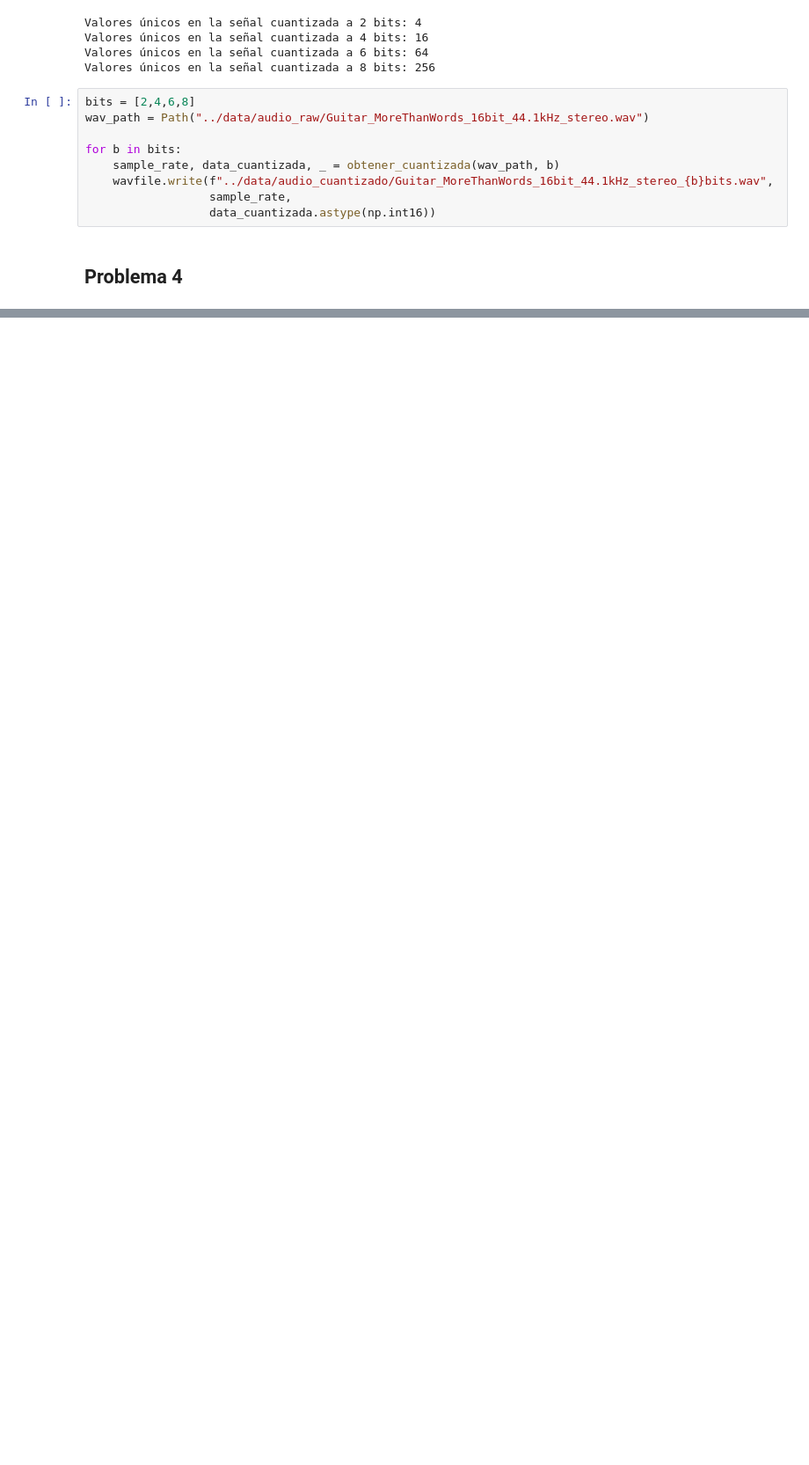
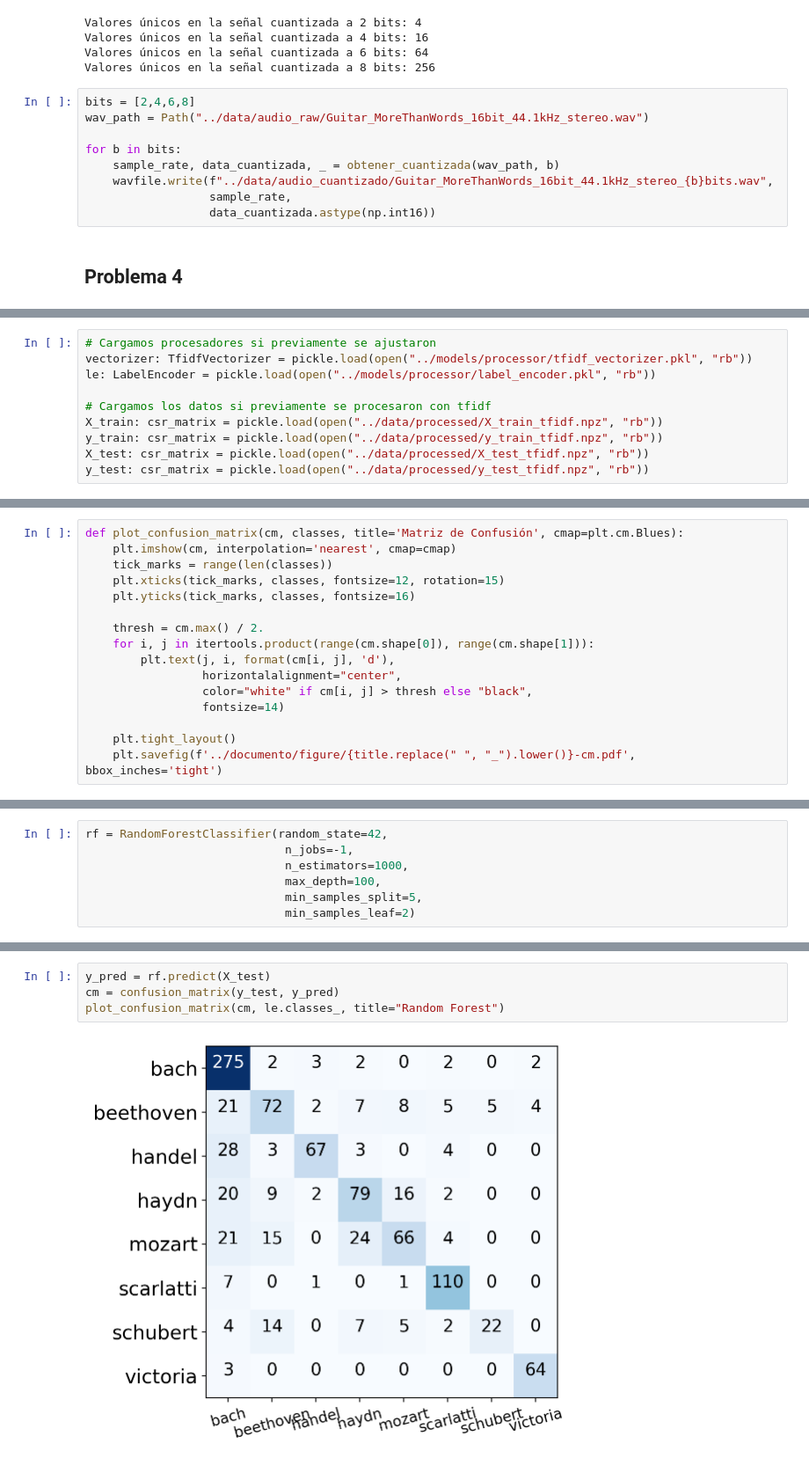
Before and after one commit to Gustavo-HA/MCE_Tercer-Semestre, a Jupyter notebook: Multimodal/T2/codigo/Tarea002_Gustavo_Hernandez.ipynb, the cells around one changed output, grey strips where cells are left out. Shown: that part at 88% size. Drawn from its saved outputs; the diff is of its cells as text; blank space fills up the shorter version.

```diff
--- a/Multimodal/T2/codigo/Tarea002_Gustavo_Hernandez.ipynb
+++ b/Multimodal/T2/codigo/Tarea002_Gustavo_Hernandez.ipynb
@@ -160,0 +244,10 @@ for b in bits:
+# %%
+# Cargamos procesadores si previamente se ajustaron
+vectorizer: TfidfVectorizer = pickle.load(open("../models/processor/tfidf_vectorizer.pkl", "rb"))
+le: LabelEncoder = pickle.load(open("../models/processor/label_encoder.pkl", "rb"))
+
+# Cargamos los datos si previamente se procesaron con tfidf
+X_train: csr_matrix = pickle.load(open("../data/processed/X_train_tfidf.npz", "rb"))
+y_train: csr_matrix = pickle.load(open("../data/processed/y_train_tfidf.npz", "rb"))
+X_test: csr_matrix = pickle.load(open("../data/processed/X_test_tfidf.npz", "rb"))
+y_test: csr_matrix = pickle.load(open("../data/processed/y_test_tfidf.npz", "rb"))
@@ -160,0 +295,16 @@ for b in bits:
+# %%
+def plot_confusion_matrix(cm, classes, title='Matriz de Confusión', cmap=plt.cm.Blues):
+    plt.imshow(cm, interpolation='nearest', cmap=cmap)
+    tick_marks = range(len(classes))
+    plt.xticks(tick_marks, classes, fontsize=12, rotation=15)
+    plt.yticks(tick_marks, classes, fontsize=16)
+
+    thresh = cm.max() / 2.
+    for i, j in itertools.product(range(cm.shape[0]), range(cm.shape[1])):
+        plt.text(j, i, format(cm[i, j], 'd'),
+                 horizontalalignment="center",
+                 color="white" if cm[i, j] > thresh else "black",
+                 fontsize=14)
+
+    plt.tight_layout()
+    plt.savefig(f'../documento/figure/{title.replace(" ", "_").lower()}-cm.pdf', bbox_inches='tight')
@@ -160,0 +318,7 @@ for b in bits:
+# %%
+rf = RandomForestClassifier(random_state=42,
+                             n_jobs=-1,
+                             n_estimators=1000,
+                             max_depth=100,
+                             min_samples_split=5,
+                             min_samples_leaf=2)
@@ -160,0 +330,6 @@ for b in bits:
+# %%
+y_pred = rf.predict(X_test)
+cm = confusion_matrix(y_test, y_pred)
+plot_confusion_matrix(cm, le.classes_, title="Random Forest")
+# %% [output]
+[figure, added]
```
Also changed, not shown: parts of 39 cells of this notebook, 1 other file.
